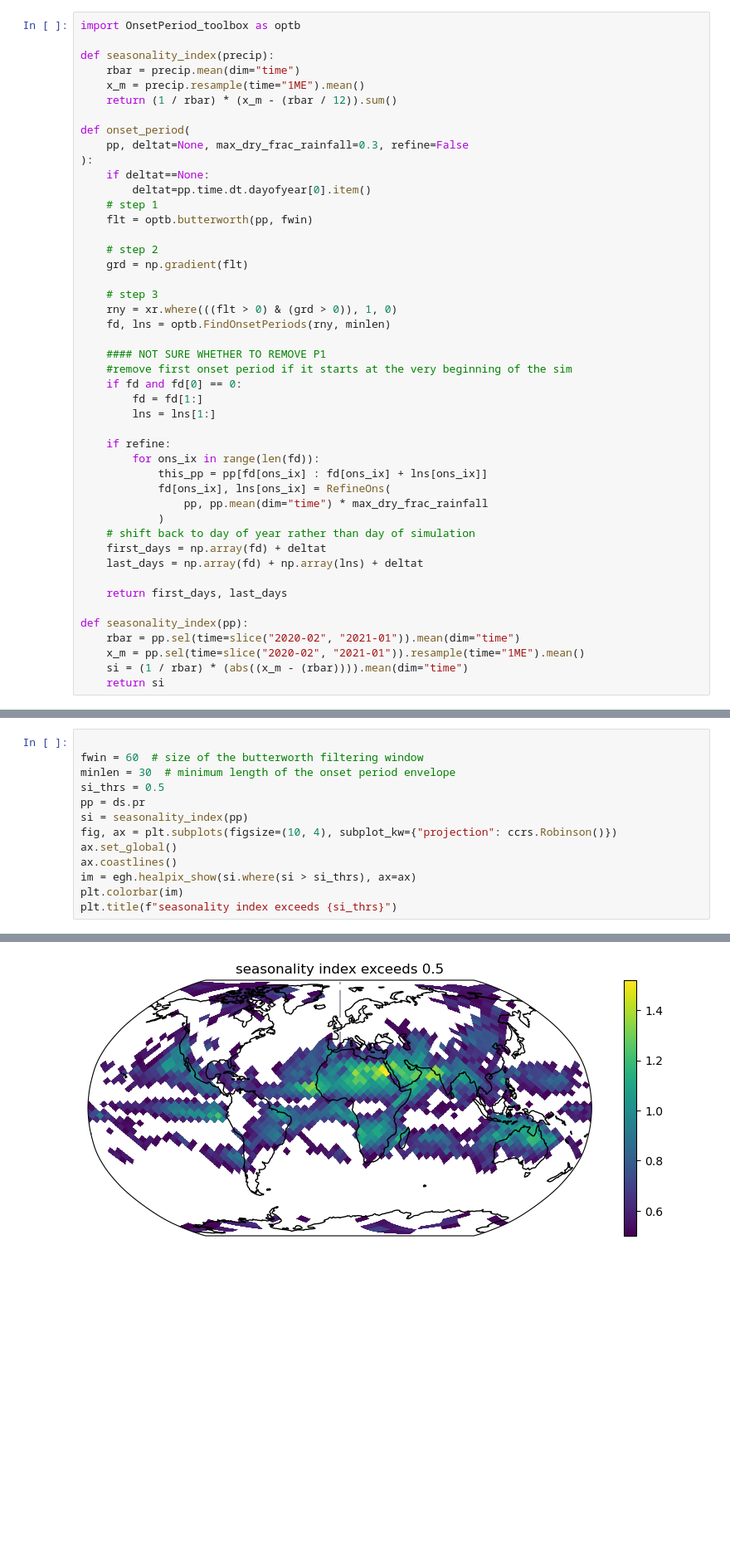
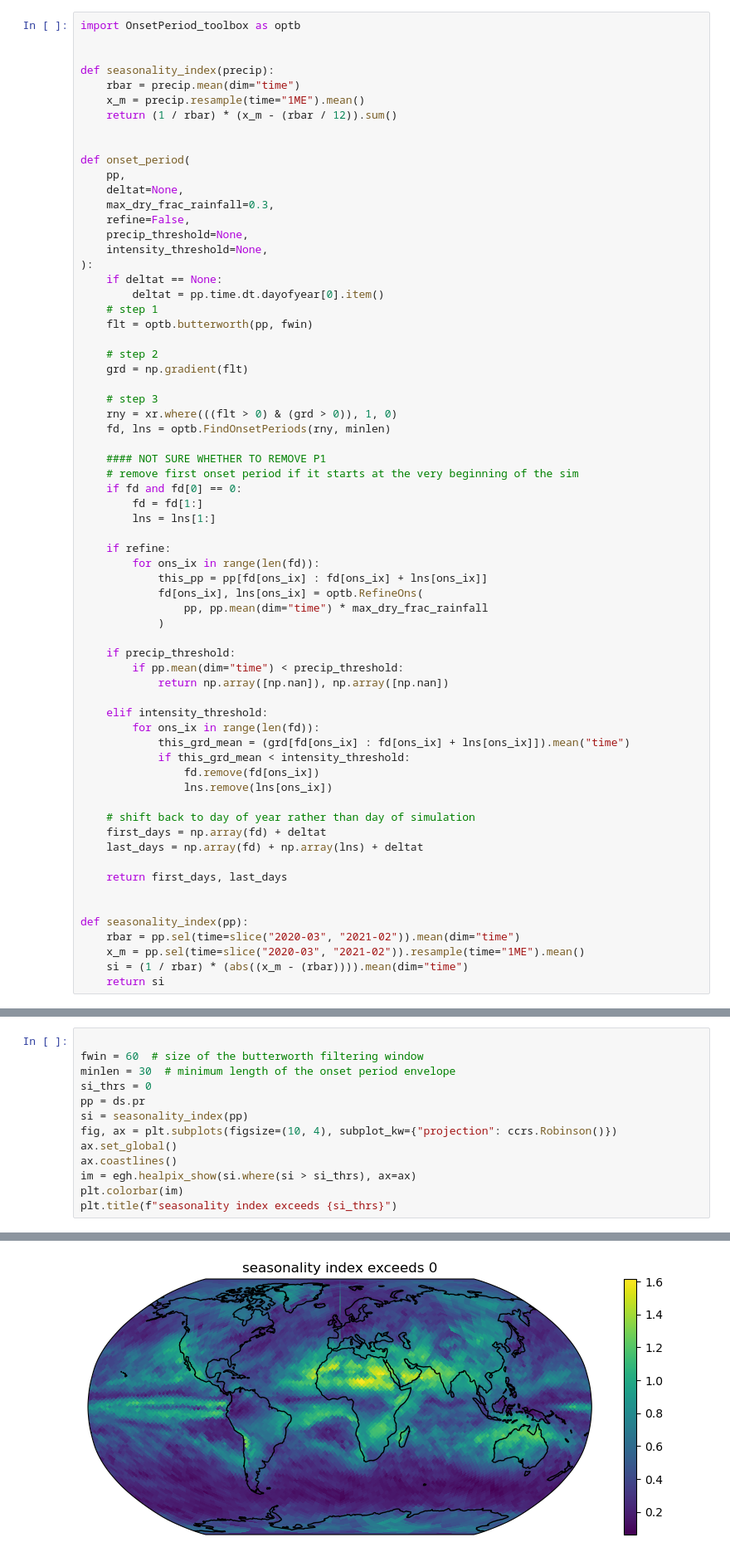
Before and after one commit to fran-morris-research/hackathon-monsoons, a Jupyter notebook: onset_identification/healpix_timeseries.ipynb, the cells around one changed output, grey strips where cells are left out. Shown at 83% size. Cells and saved outputs as stored; diff of their text form; blank space fills up the shorter version.

Commit message:
add precip & intensity thresholds, save out nc files #1

```diff
--- a/onset_identification/healpix_timeseries.ipynb
+++ b/onset_identification/healpix_timeseries.ipynb
@@ -79,16 +116,23 @@ Here we also calculate seasonality to check the number of wet seasons that shoul
 # %%
 import OnsetPeriod_toolbox as optb
+
 
 def seasonality_index(precip):
     rbar = precip.mean(dim="time")
     x_m = precip.resample(time="1ME").mean()
     return (1 / rbar) * (x_m - (rbar / 12)).sum()
 
+
 def onset_period(
-    pp, deltat=None, max_dry_frac_rainfall=0.3, refine=False
+    pp,
+    deltat=None,
+    max_dry_frac_rainfall=0.3,
+    refine=False,
+    precip_threshold=None,
+    intensity_threshold=None,
 ):
-    if deltat==None:
-        deltat=pp.time.dt.dayofyear[0].item()
+    if deltat == None:
+        deltat = pp.time.dt.dayofyear[0].item()
     # step 1
     flt = optb.butterworth(pp, fwin)
 
@@ -100,7 +144,7 @@ def onset_period(
     fd, lns = optb.FindOnsetPeriods(rny, minlen)
 
     #### NOT SURE WHETHER TO REMOVE P1
-    #remove first onset period if it starts at the very beginning of the sim
+    # remove first onset period if it starts at the very beginning of the sim
     if fd and fd[0] == 0:
         fd = fd[1:]
         lns = lns[1:]
@@ -108,17 +152,30 @@ def onset_period(
     if refine:
         for ons_ix in range(len(fd)):
             this_pp = pp[fd[ons_ix] : fd[ons_ix] + lns[ons_ix]]
-            fd[ons_ix], lns[ons_ix] = RefineOns(
+            fd[ons_ix], lns[ons_ix] = optb.RefineOns(
                 pp, pp.mean(dim="time") * max_dry_frac_rainfall
             )
+
+    if precip_threshold:
+        if pp.mean(dim="time") < precip_threshold:
+            return np.array([np.nan]), np.array([np.nan])
+
+    elif intensity_threshold:
+        for ons_ix in range(len(fd)):
+            this_grd_mean = (grd[fd[ons_ix] : fd[ons_ix] + lns[ons_ix]]).mean("time")
+            if this_grd_mean < intensity_threshold:
+                fd.remove(fd[ons_ix])
+                lns.remove(lns[ons_ix])
+
     # shift back to day of year rather than day of simulation
     first_days = np.array(fd) + deltat
     last_days = np.array(fd) + np.array(lns) + deltat
 
     return first_days, last_days
 
+
 def seasonality_index(pp):
-    rbar = pp.sel(time=slice("2020-02", "2021-01")).mean(dim="time")
-    x_m = pp.sel(time=slice("2020-02", "2021-01")).resample(time="1ME").mean()
+    rbar = pp.sel(time=slice("2020-03", "2021-02")).mean(dim="time")
+    x_m = pp.sel(time=slice("2020-03", "2021-02")).resample(time="1ME").mean()
     si = (1 / rbar) * (abs((x_m - (rbar)))).mean(dim="time")
     return si
@@ -126,7 +195,7 @@ def seasonality_index(pp):
 
 fwin = 60  # size of the butterworth filtering window
 minlen = 30  # minimum length of the onset period envelope
-si_thrs = 0.5
+si_thrs = 0
 pp = ds.pr
 si = seasonality_index(pp)
 fig, ax = plt.subplots(figsize=(10, 4), subplot_kw={"projection": ccrs.Robinson()})
@@ -140 +209 @@ Text(0.5, 1.0, 'seasonality index exceeds 0.5')
-[figure, old version]
+[figure, new version]
```
Also changed, not shown: parts of 9 cells of this notebook.
